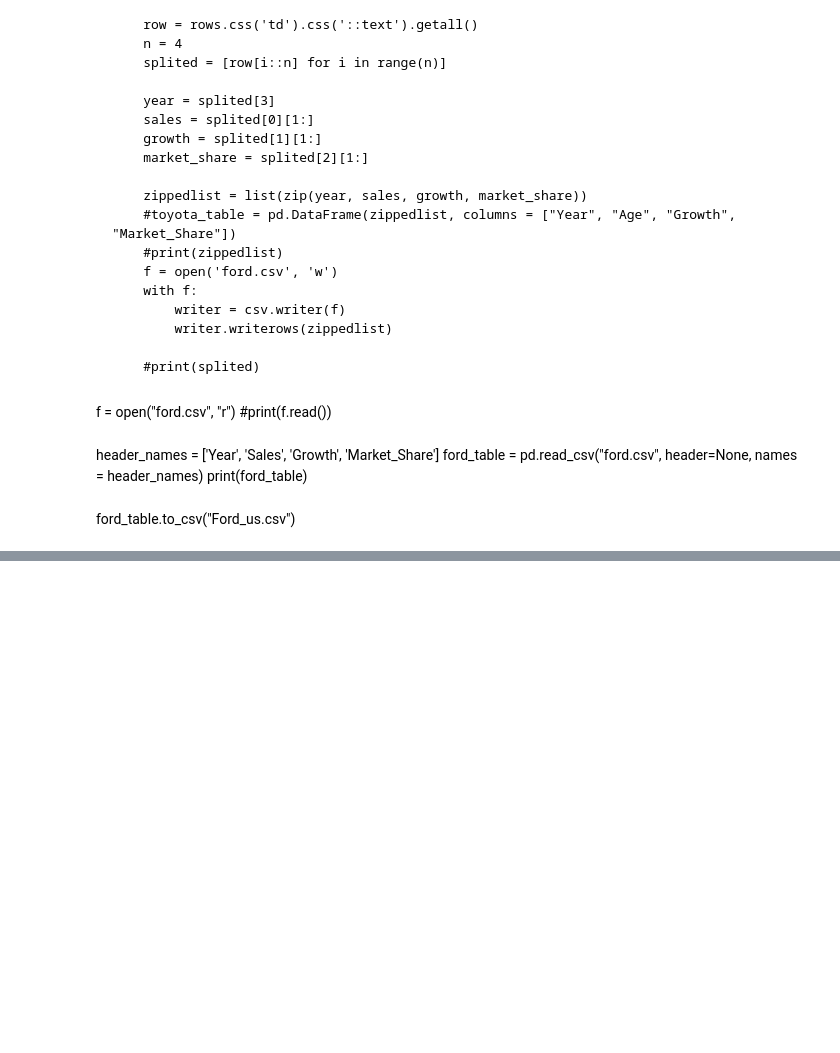
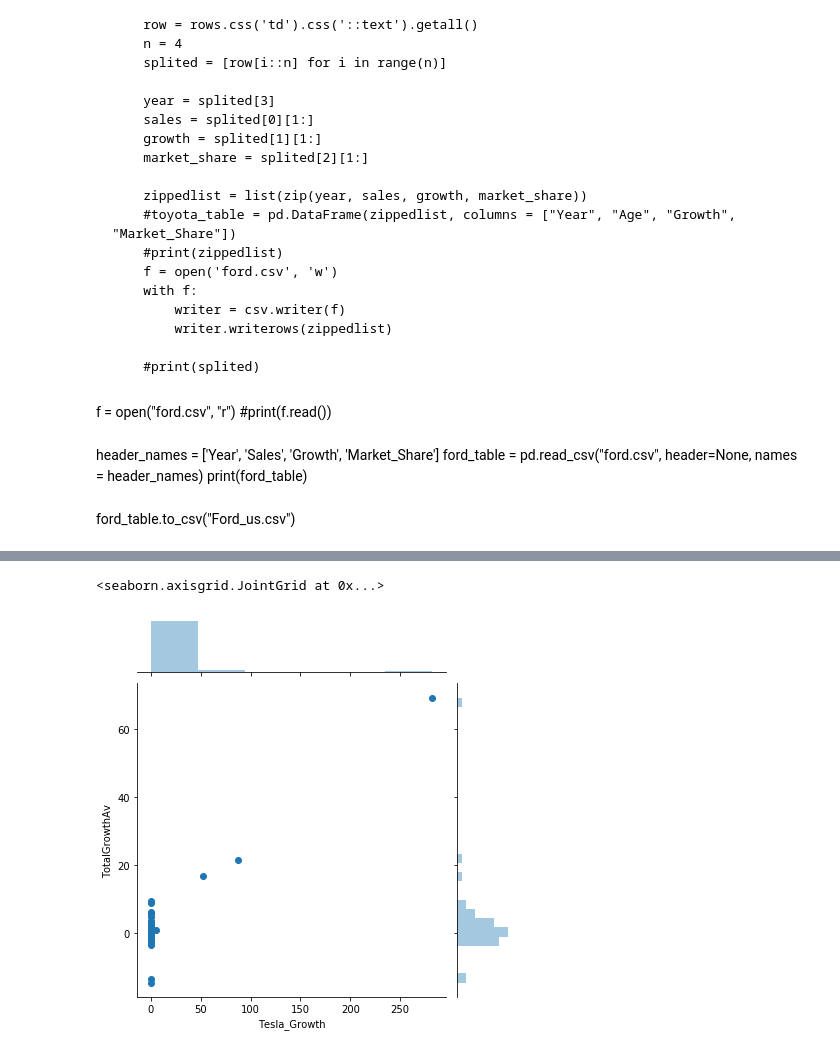
Before and after one commit to michelmendonca/US-Market-Data-Science-Growth-Estimator, a Jupyter notebook: Project1_TeslaToyotaGMFord.ipynb, the cells around one changed output, grey strips where cells are left out. Saved outputs shown, nothing was run; the diff lists cells and outputs as text; code cells hidden in the pictures; blank space fills up the shorter version.

```diff
--- a/Project1_TeslaToyotaGMFord.ipynb
+++ b/Project1_TeslaToyotaGMFord.ipynb
@@ -62,0 +197,5 @@ toyotaData = open("Toyota_us.csv", "r")
+# %%
+sns.jointplot(x = 'Tesla_Growth', y = 'TotalGrowthAv', data = df_Growth)
+# %% [output]
+<seaborn.axisgrid.JointGrid at 0x...>
+[figure, added]
```
Also changed, not shown: parts of 41 cells of this notebook, 15 other files.
